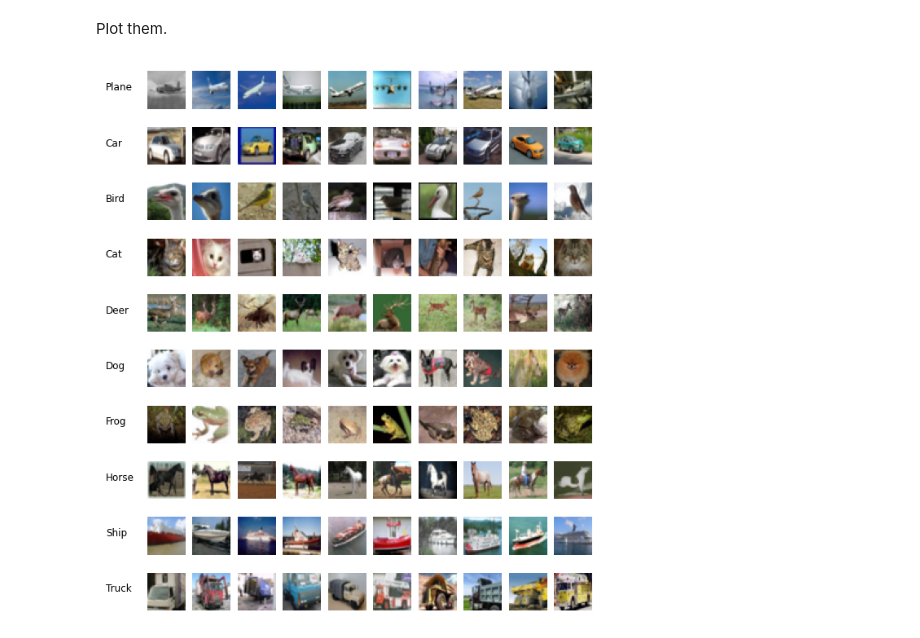
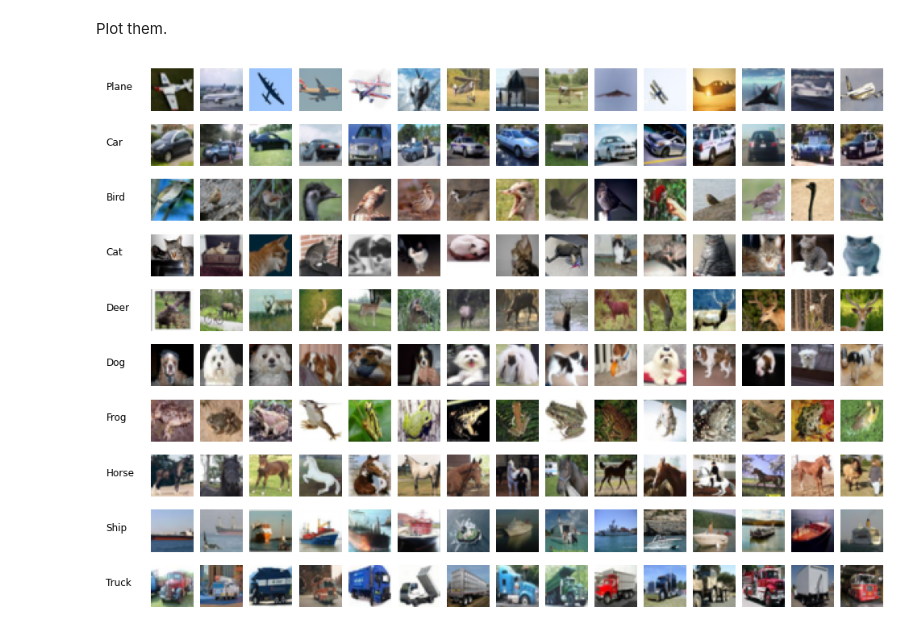
Before and after one commit to SamAdamDay/image-classifier, a Jupyter notebook: data-exploration.ipynb, the cells around one changed output. Saved outputs shown, nothing was run; the diff lists cells and outputs as text; code cells hidden in the pictures.

```diff
--- a/data-exploration.ipynb
+++ b/data-exploration.ipynb
@@ -52,7 +51,7 @@ Get a random selection of images for each class.
 random_sampler = RandomSampler(trainset)
 
 # The number of images to show per class
-num_images_per_class = 10
+num_images_per_class = 15
 
 # Get some random images for each class
 image_selection = [[] for i in range(num_images_per_class)]
@@ -66,26 +65,30 @@ for index in random_sampler:
 Plot them.
 # %%
 # Display the images in a grid
-fig, axs = plt.subplots(num_classes, num_images_per_class + 1, figsize=(10,10))
+fig, axs = plt.subplots(
+    num_classes,
+    num_images_per_class + 1,
+    figsize=(num_images_per_class + 1, num_classes))
+
 for cls in range(num_classes):
-    for i in range(1, num_images_per_class + 1):
+    for i in range(num_images_per_class):
         # Get the image as a numpy array
-        img = image_selection[cls][i-1].numpy()
+        img = image_selection[cls][i].numpy()
         # Transpose the array, so that the colour channel is last
         img = img.transpose((1, 2, 0))
         # Unnormalise the image
         img = img / 2 + 0.5
         # Plot it
-        ax = axs[cls][i]
+        ax = axs[cls][i+1]
         ax.set_axis_off()
-        axs[cls][i].imshow(img)
+        ax.imshow(img)
     # Set the row title
     ax = axs[cls][0]
     ax.text(0.1, 0.5, classes[cls].capitalize(), size="large")
     ax.set_axis_off()
 
 fig.tight_layout()
 fig.subplots_adjust(left=0.15, top=0.95)
 plt.show()
 # %% [output]
-[figure, old version]
+[figure, new version]
```
Also changed, not shown: parts of 5 cells of this notebook.
